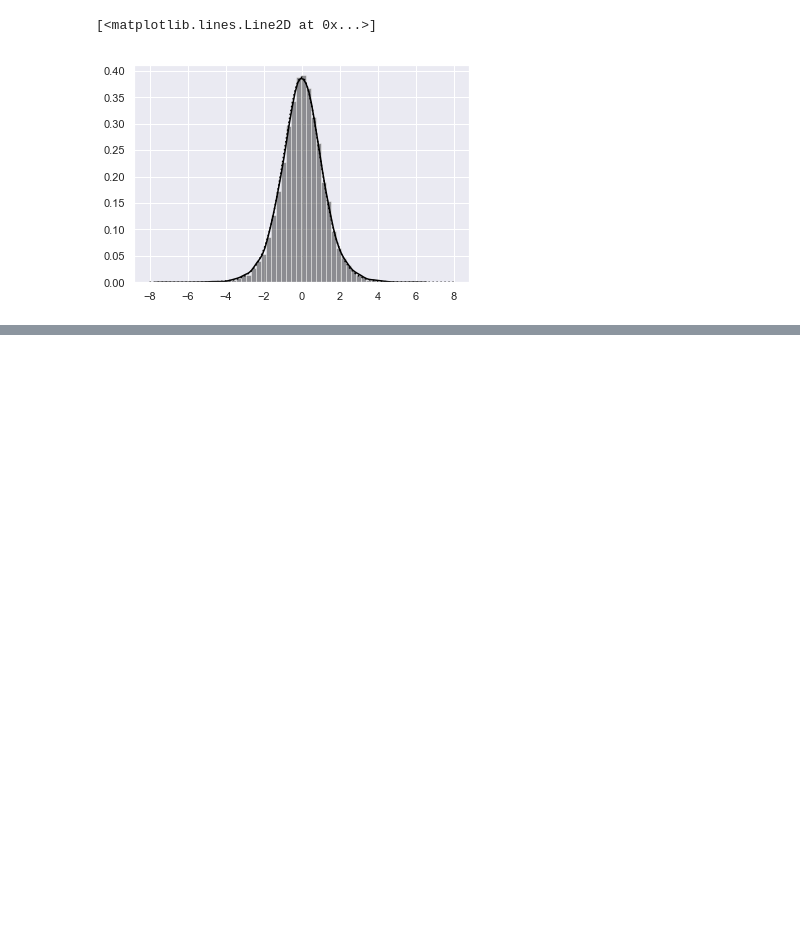
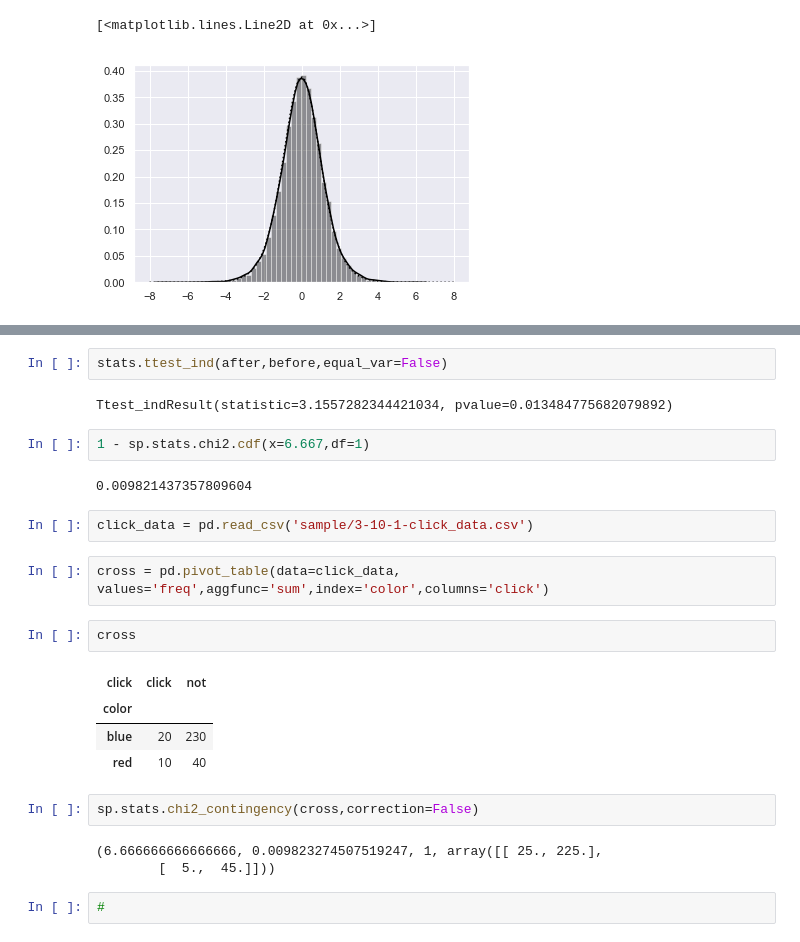
Before and after one commit to ToshikiShimizu/statistics, a Jupyter notebook: python-new-statistics/part3.ipynb, the cells around one changed output, grey strips where cells are left out. Cells and saved outputs as stored; diff of their text form; blank space fills up the shorter version.

```diff
--- a/python-new-statistics/part3.ipynb
+++ b/python-new-statistics/part3.ipynb
@@ -562,0 +704,26 @@ plt.plot(x, stats.t.pdf(x=x,df=9),color='black',linestyle='dotted')
+# %%
+stats.ttest_ind(after,before,equal_var=False)
+# %% [output]
+Ttest_indResult(statistic=3.1557282344421034, pvalue=0.013484775682079892)
+# %%
+1 - sp.stats.chi2.cdf(x=6.667,df=1)
+# %% [output]
+0.009821437357809604
+# %%
+click_data = pd.read_csv('sample/3-10-1-click_data.csv')
+# %%
+cross = pd.pivot_table(data=click_data, values='freq',aggfunc='sum',index='color',columns='click')
+# %%
+cross
+# %% [output]
+| click | click | not |
+| color |  |  |
+| blue | 20 | 230 |
+| red | 10 | 40 |
+# %%
+sp.stats.chi2_contingency(cross,correction=False)
+# %% [output]
+(6.666666666666666, 0.009823274507519247, 1, array([[ 25., 225.],
+        [  5.,  45.]]))
+# %%
+#
```
Also changed, not shown: parts of 25 cells of this notebook.
